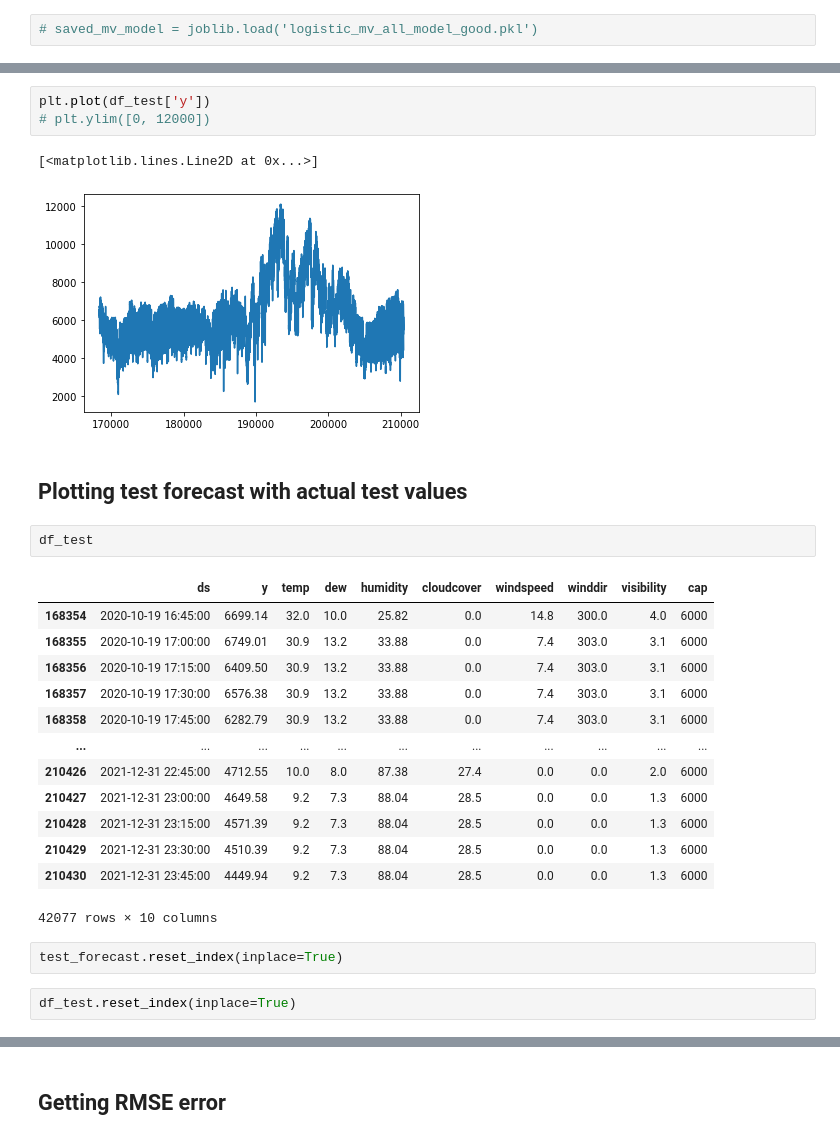
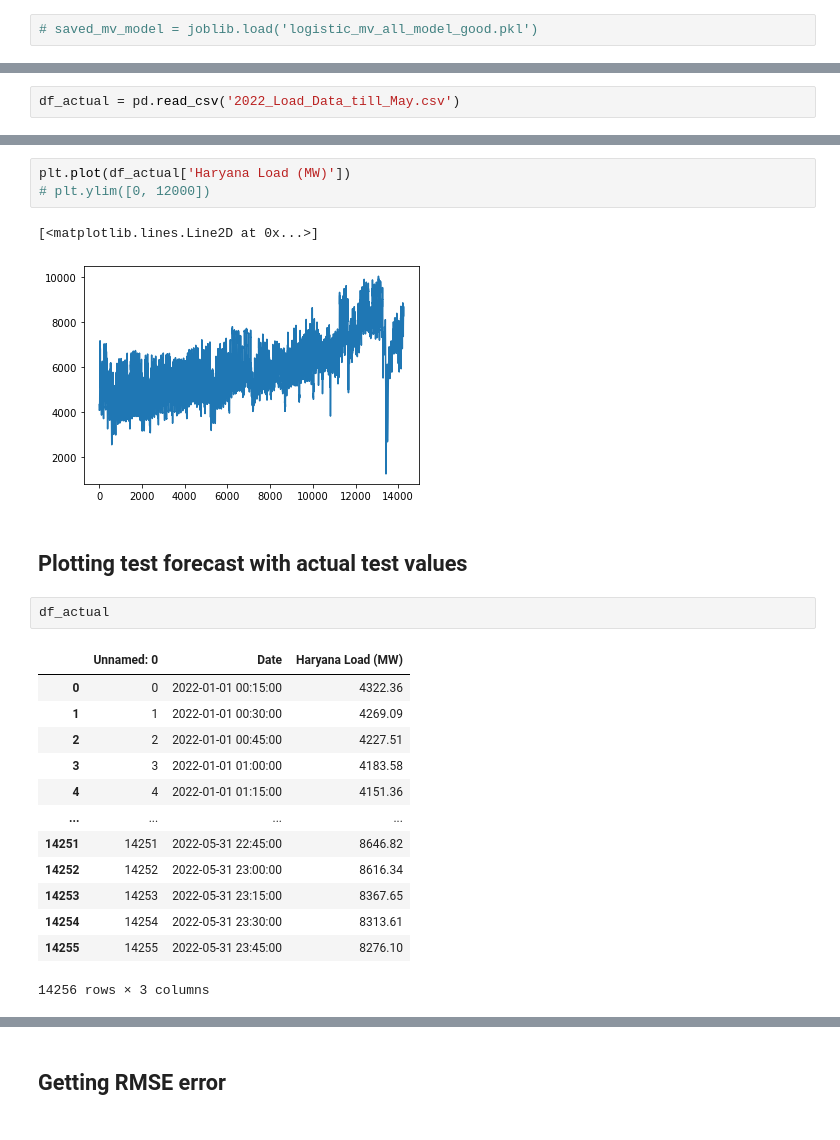
Before and after one commit to manansheel1991/Load_Forecasting_based_on_Weather_Data_and_Calendar_features, a Jupyter notebook: Working_with_Future_Data/Model trained on 2021 data Load Forecasting using Fbprophet (Advanced) Multivariate model.ipynb, the cells around one changed output, grey strips where cells are left out. Cells and saved outputs as stored; diff of their text form.

```diff
--- a/Working_with_Future_Data/Model trained on 2021 data Load Forecasting using Fbprophet (Advanced) Multivariate model.ipynb
+++ b/Working_with_Future_Data/Model trained on 2021 data Load Forecasting using Fbprophet (Advanced) Multivariate model.ipynb
@@ -347,0 +399,2 @@ test_forecast.to_csv('Predictions_on_future_data_by_2021_model.csv')
+# %%
+df_actual = pd.read_csv('2022_Load_Data_till_May.csv')
@@ -348,28 +417,24 @@ test_forecast.to_csv('Predictions_on_future_data_by_2021_model.csv')
 # %%
-plt.plot(df_test['y'])
+plt.plot(df_actual['Haryana Load (MW)'])
 # plt.ylim([0, 12000])
 # %% [output]
 [<matplotlib.lines.Line2D at 0x...>]
-[figure, old version]
+[figure, new version]
 # %% [markdown]
 ## Plotting test forecast with actual test values
 # %%
-df_test
+df_actual
 # %% [output]
-|  | ds | y | temp | dew | humidity | cloudcover | windspeed | winddir | visibility | cap |
-| 168354 | 2020-10-19 16:45:00 | 6699.14 | 32.0 | 10.0 | 25.82 | 0.0 | 14.8 | 300.0 | 4.0 | 6000 |
-| 168355 | 2020-10-19 17:00:00 | 6749.01 | 30.9 | 13.2 | 33.88 | 0.0 | 7.4 | 303.0 | 3.1 | 6000 |
-| 168356 | 2020-10-19 17:15:00 | 6409.50 | 30.9 | 13.2 | 33.88 | 0.0 | 7.4 | 303.0 | 3.1 | 6000 |
-| 168357 | 2020-10-19 17:30:00 | 6576.38 | 30.9 | 13.2 | 33.88 | 0.0 | 7.4 | 303.0 | 3.1 | 6000 |
-| 168358 | 2020-10-19 17:45:00 | 6282.79 | 30.9 | 13.2 | 33.88 | 0.0 | 7.4 | 303.0 | 3.1 | 6000 |
-| ... | ... | ... | ... | ... | ... | ... | ... | ... | ... | ... |
-| 210426 | 2021-12-31 22:45:00 | 4712.55 | 10.0 | 8.0 | 87.38 | 27.4 | 0.0 | 0.0 | 2.0 | 6000 |
-| 210427 | 2021-12-31 23:00:00 | 4649.58 | 9.2 | 7.3 | 88.04 | 28.5 | 0.0 | 0.0 | 1.3 | 6000 |
-| 210428 | 2021-12-31 23:15:00 | 4571.39 | 9.2 | 7.3 | 88.04 | 28.5 | 0.0 | 0.0 | 1.3 | 6000 |
-| 210429 | 2021-12-31 23:30:00 | 4510.39 | 9.2 | 7.3 | 88.04 | 28.5 | 0.0 | 0.0 | 1.3 | 6000 |
-| 210430 | 2021-12-31 23:45:00 | 4449.94 | 9.2 | 7.3 | 88.04 | 28.5 | 0.0 | 0.0 | 1.3 | 6000 |
+|  | Unnamed: 0 | Date | Haryana Load (MW) |
+| 0 | 0 | 2022-01-01 00:15:00 | 4322.36 |
+| 1 | 1 | 2022-01-01 00:30:00 | 4269.09 |
+| 2 | 2 | 2022-01-01 00:45:00 | 4227.51 |
+| 3 | 3 | 2022-01-01 01:00:00 | 4183.58 |
+| 4 | 4 | 2022-01-01 01:15:00 | 4151.36 |
+| ... | ... | ... | ... |
+| 14251 | 14251 | 2022-05-31 22:45:00 | 8646.82 |
+| 14252 | 14252 | 2022-05-31 23:00:00 | 8616.34 |
+| 14253 | 14253 | 2022-05-31 23:15:00 | 8367.65 |
+| 14254 | 14254 | 2022-05-31 23:30:00 | 8313.61 |
+| 14255 | 14255 | 2022-05-31 23:45:00 | 8276.10 |
-42077 rows × 10 columns
+14256 rows × 3 columns
-# %%
-test_forecast.reset_index(inplace=True)
-# %%
-df_test.reset_index(inplace=True)
```
Also changed, not shown: parts of 109 cells of this notebook.
